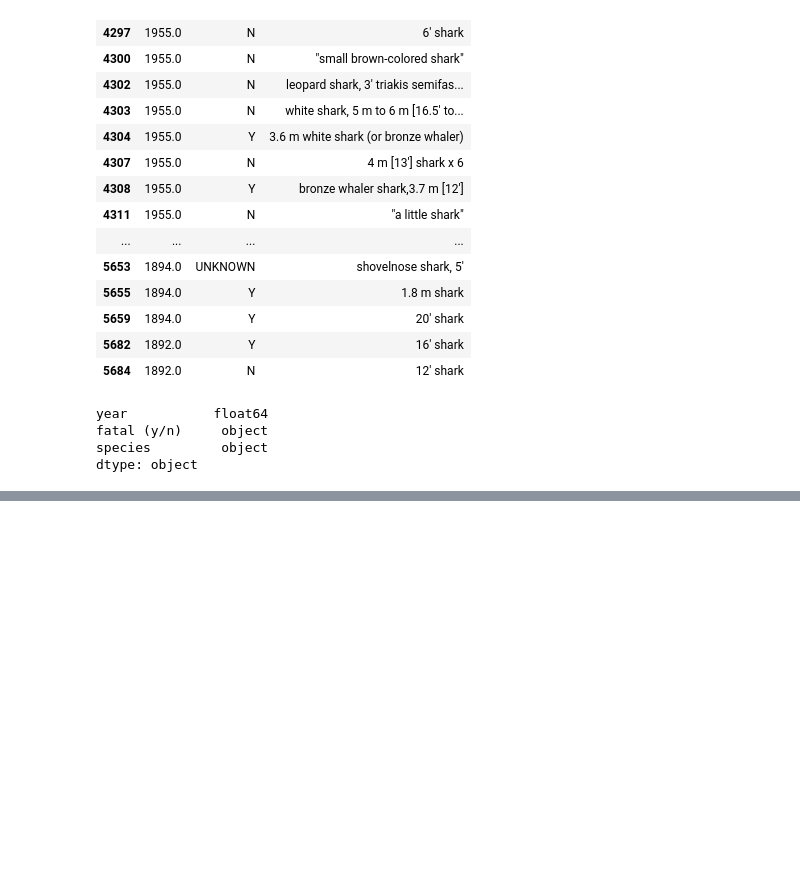
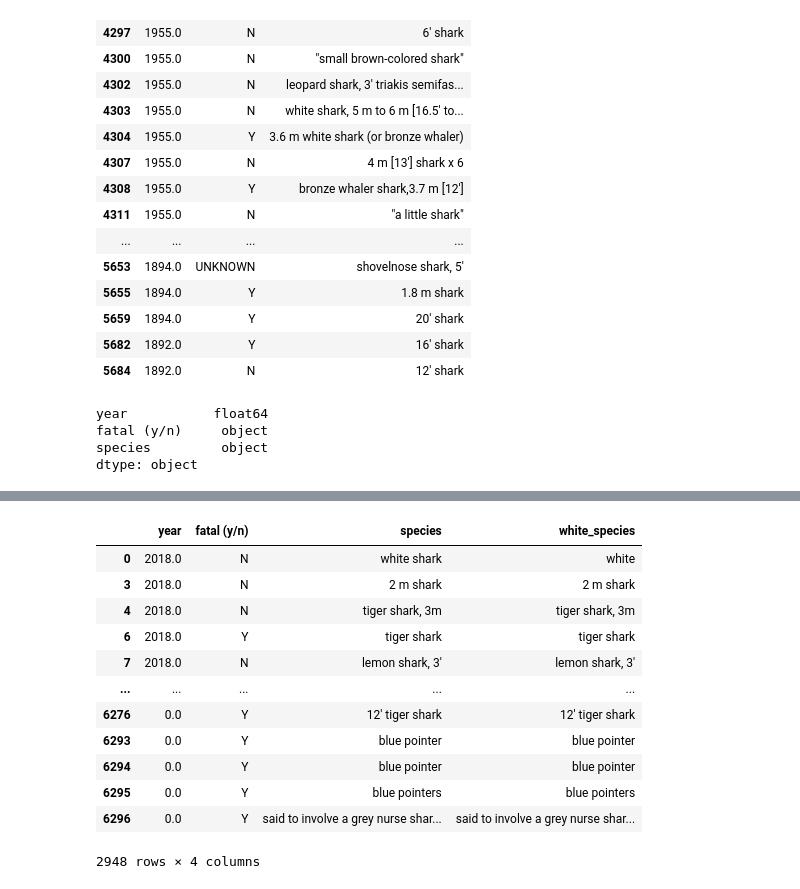
Before and after one commit to PaulaNuno/panda-sharks-attack, a Jupyter notebook: clean.ipynb, the cells around one changed output, grey strips where cells are left out. Saved outputs shown, nothing was run; the diff lists cells and outputs as text; code cells hidden in the pictures; blank space fills up the shorter version.

```diff
--- a/clean.ipynb
+++ b/clean.ipynb
@@ -194,7 +195,12 @@ print(set(my_series['species']))
-# %%
-import re
-
-def replacing_sharks()
-    for i in sharks:
-        if
-my_series['species'] = my_series['species']. replace(['1st old value','2nd old value',...],['1st new value','2nd new value',...])
+# %%
+# Filtering species column looking for white sharks
+
+white = r'(.*)?white(.*)?'
+
+def looking_for_white_sharks(x):
+    if re.search (white,x):
+        return 'white'
+    else:
+        return x
+# %%
+my_series['white_species'] = my_series['species'].apply(looking_for_white_sharks)
@@ -200,0 +222,16 @@ my_series['species'] = my_series['species']. replace(['1st old value','2nd old v
+# %%
+display(my_series)
+# %% [output]
+|  | year | fatal (y/n) | species | white_species |
+| 0 | 2018.0 | N | white shark | white |
+| 3 | 2018.0 | N | 2 m shark | 2 m shark |
+| 4 | 2018.0 | N | tiger shark, 3m | tiger shark, 3m |
+| 6 | 2018.0 | Y | tiger shark | tiger shark |
+| 7 | 2018.0 | N | lemon shark, 3' | lemon shark, 3' |
+| ... | ... | ... | ... | ... |
+| 6276 | 0.0 | Y | 12' tiger shark | 12' tiger shark |
+| 6293 | 0.0 | Y | blue pointer | blue pointer |
+| 6294 | 0.0 | Y | blue pointer | blue pointer |
+| 6295 | 0.0 | Y | blue pointers | blue pointers |
+| 6296 | 0.0 | Y | said to involve a grey nurse shar... | said to involve a grey nurse shar... |
+2948 rows × 4 columns
```
Also changed, not shown: parts of 6 cells of this notebook.
